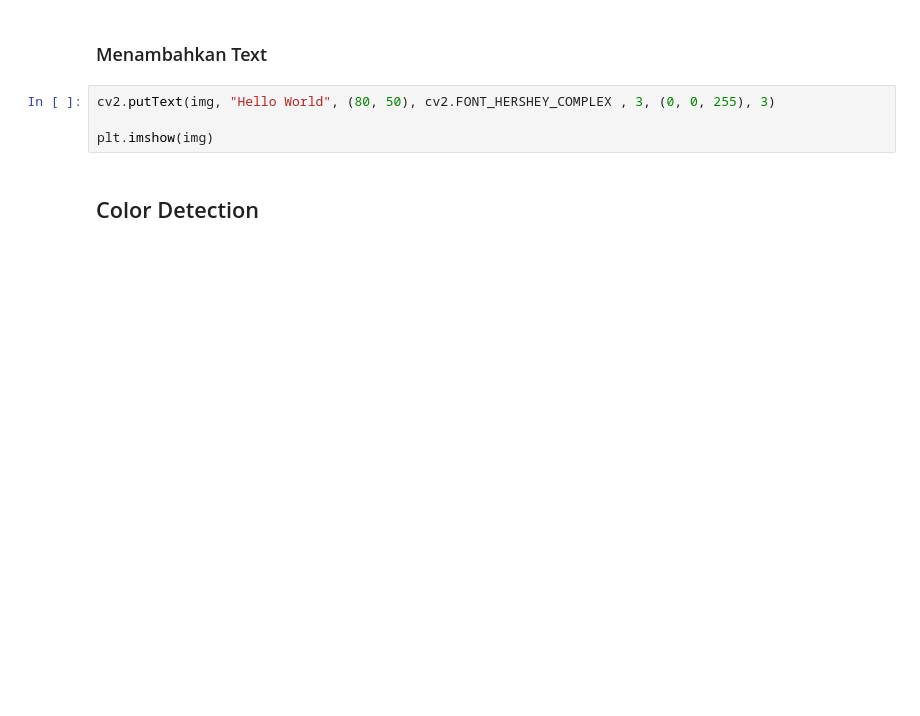
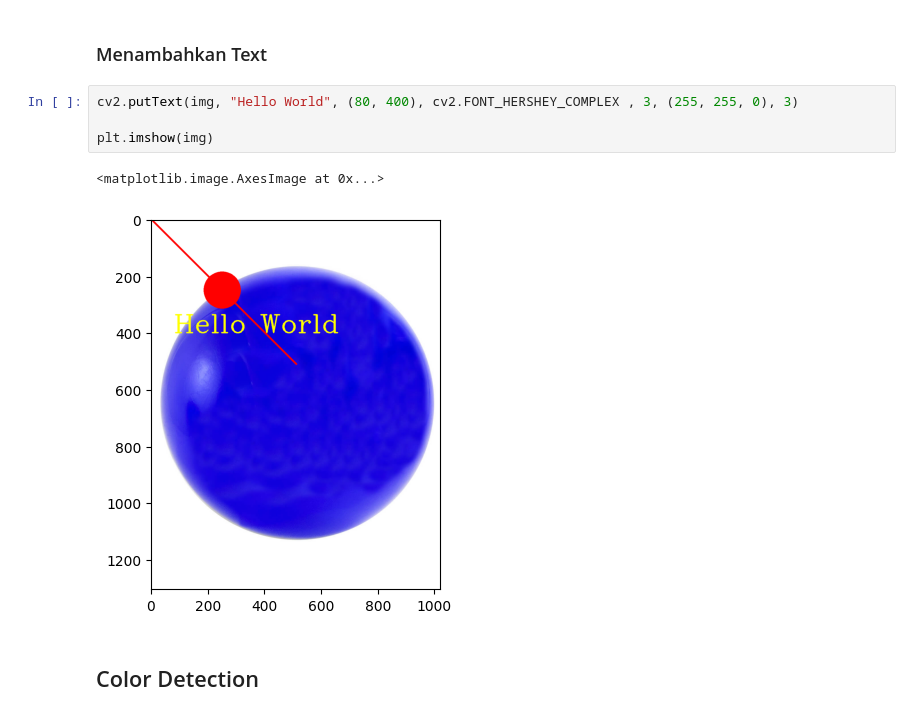
Before and after one commit to IAmNewbe/B-304, a Jupyter notebook: IntroToCompVid.ipynb, the cells around one changed output. Drawn from its saved outputs; the diff is of its cells as text; blank space fills up the shorter version.

```diff
--- a/IntroToCompVid.ipynb
+++ b/IntroToCompVid.ipynb
@@ -120,9 +137,12 @@ plt.imshow(img)
 # %% [markdown]
 ### Menambahkan Text
 # %%
-cv2.putText(img, "Hello World", (80, 50), cv2.FONT_HERSHEY_COMPLEX , 3, (0, 0, 255), 3)
+cv2.putText(img, "Hello World", (80, 400), cv2.FONT_HERSHEY_COMPLEX , 3, (255, 255, 0), 3)
 
 plt.imshow(img)
+# %% [output]
+<matplotlib.image.AxesImage at 0x...>
+[figure, added]
 # %% [markdown]
 ## Color Detection
 # %%
```
Also changed, not shown: parts of 15 cells of this notebook, 1 other file.
